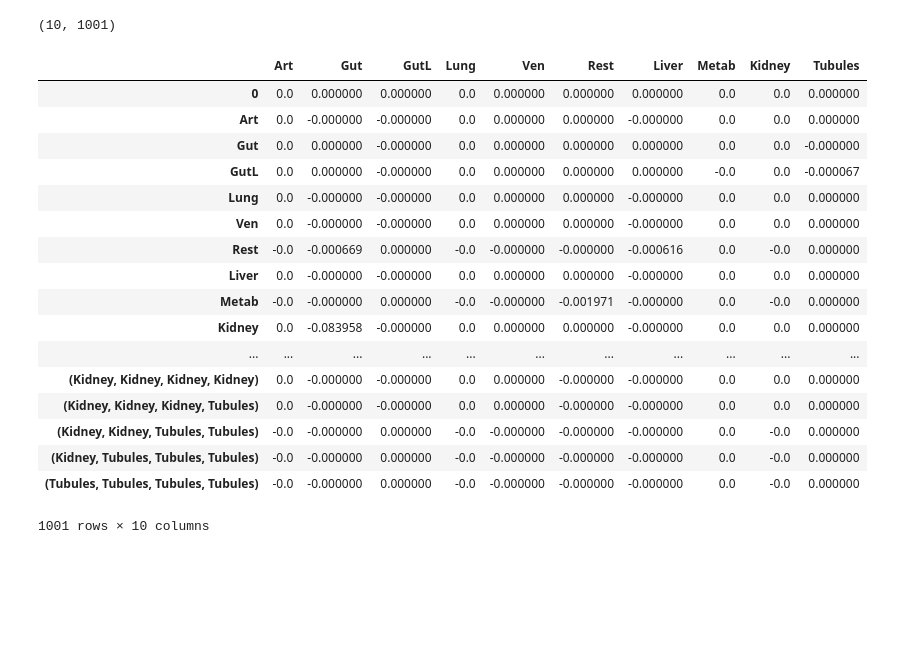
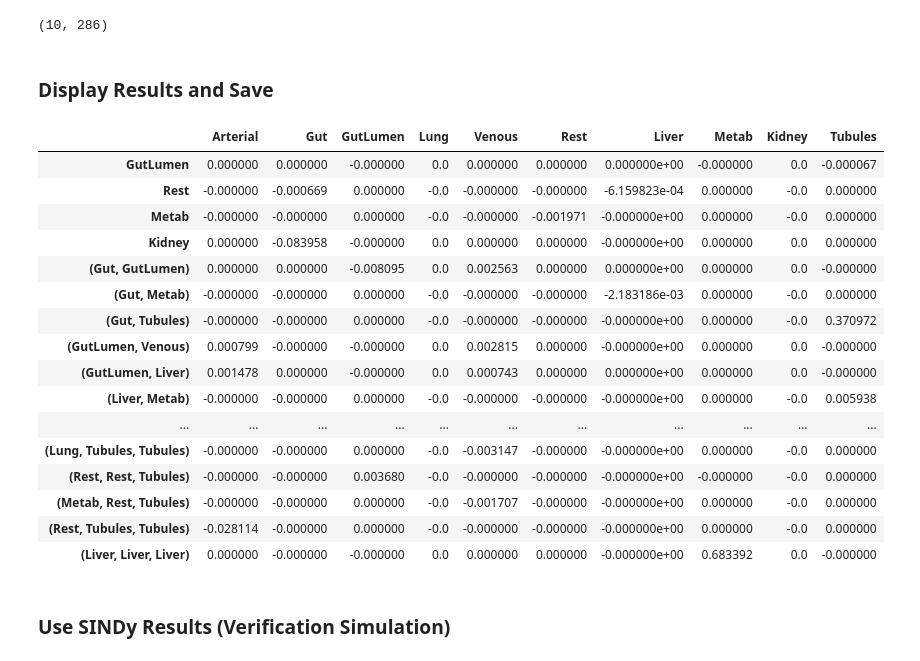
Before and after one commit to johnhainline/sparsedynamics, a Jupyter notebook: python_implementation/simbio-model.ipynb, the cells around one changed output. Drawn from its saved outputs; the diff is of its cells as text; code cells hidden in the pictures; blank space fills up the shorter version.

Commit message:
Updating the simbio model.

```diff
--- a/python_implementation/simbio-model.ipynb
+++ b/python_implementation/simbio-model.ipynb
@@ -86,7 +112,7 @@ xdf.columns = cols
 dot_labels = pd.Index([s for s in cols])
 
 # SINDy params
-polyorder = 4
+polyorder = 3
 lam = 0.0001
 usesine = 0
 
@@ -98,33 +124,5 @@ Theta = poolData(xdf, nVars, polyorder, usesine)
 xdf_hat = sparsifyDynamics(Theta, xdf_dot, lam)
 xdf_hat = xdf_hat.set_index(dot_labels)
 print(xdf_hat.shape)
-# xdf_hat = xdf_hat.iloc[:, 1:]
-# print(xdf_hat.shape)
-# xdf_hat.columns = dot_labels
-# print(dot_labels)
-# print(cols)
-# Xhat_df.columns = cols
 # %% [output]
-(10, 1001)
+(10, 286)
-# %%
-# Display result
-xdf_hat.T
-# %% [output]
-|  | Art | Gut | GutL | Lung | Ven | Rest | Liver | Metab | Kidney | Tubules |
-| 0 | 0.0 | 0.000000 | 0.000000 | 0.0 | 0.000000 | 0.000000 | 0.000000 | 0.0 | 0.0 | 0.000000 |
-| Art | 0.0 | -0.000000 | -0.000000 | 0.0 | 0.000000 | 0.000000 | -0.000000 | 0.0 | 0.0 | 0.000000 |
-| Gut | 0.0 | 0.000000 | -0.000000 | 0.0 | 0.000000 | 0.000000 | 0.000000 | 0.0 | 0.0 | -0.000000 |
-| GutL | 0.0 | 0.000000 | -0.000000 | 0.0 | 0.000000 | 0.000000 | 0.000000 | -0.0 | 0.0 | -0.000067 |
-| Lung | 0.0 | -0.000000 | -0.000000 | 0.0 | 0.000000 | 0.000000 | -0.000000 | 0.0 | 0.0 | 0.000000 |
-| Ven | 0.0 | -0.000000 | -0.000000 | 0.0 | 0.000000 | 0.000000 | -0.000000 | 0.0 | 0.0 | 0.000000 |
-| Rest | -0.0 | -0.000669 | 0.000000 | -0.0 | -0.000000 | -0.000000 | -0.000616 | 0.0 | -0.0 | 0.000000 |
-| Liver | 0.0 | -0.000000 | -0.000000 | 0.0 | 0.000000 | 0.000000 | -0.000000 | 0.0 | 0.0 | 0.000000 |
-| Metab | -0.0 | -0.000000 | 0.000000 | -0.0 | -0.000000 | -0.001971 | -0.000000 | 0.0 | -0.0 | 0.000000 |
-| Kidney | 0.0 | -0.083958 | -0.000000 | 0.0 | 0.000000 | 0.000000 | -0.000000 | 0.0 | 0.0 | 0.000000 |
-| ... | ... | ... | ... | ... | ... | ... | ... | ... | ... | ... |
-| (Kidney, Kidney, Kidney, Kidney) | 0.0 | -0.000000 | -0.000000 | 0.0 | 0.000000 | -0.000000 | -0.000000 | 0.0 | 0.0 | 0.000000 |
-| (Kidney, Kidney, Kidney, Tubules) | 0.0 | -0.000000 | -0.000000 | 0.0 | 0.000000 | -0.000000 | -0.000000 | 0.0 | 0.0 | 0.000000 |
-| (Kidney, Kidney, Tubules, Tubules) | -0.0 | -0.000000 | 0.000000 | -0.0 | -0.000000 | -0.000000 | -0.000000 | 0.0 | -0.0 | 0.000000 |
-| (Kidney, Tubules, Tubules, Tubules) | -0.0 | -0.000000 | 0.000000 | -0.0 | -0.000000 | -0.000000 | -0.000000 | 0.0 | -0.0 | 0.000000 |
-| (Tubules, Tubules, Tubules, Tubules) | -0.0 | -0.000000 | 0.000000 | -0.0 | -0.000000 | -0.000000 | -0.000000 | 0.0 | -0.0 | 0.000000 |
-1001 rows × 10 columns
@@ -132,0 +129,27 @@ xdf_hat.to_csv('../models/data/dynamics.csv')
+# %% [markdown]
+### Display Results and Save
+# %%
+# Save to csv
+xdf_hat.to_csv('../models/data/dynamics.csv')
+# Display results except rows that have all zeros
+xdf_hat.T.loc[(xdf_hat.T!=0).any(axis=1)]
+# %% [output]
+|  | Arterial | Gut | GutLumen | Lung | Venous | Rest | Liver | Metab | Kidney | Tubules |
+| GutLumen | 0.000000 | 0.000000 | -0.000000 | 0.0 | 0.000000 | 0.000000 | 0.000000e+00 | -0.000000 | 0.0 | -0.000067 |
+| Rest | -0.000000 | -0.000669 | 0.000000 | -0.0 | -0.000000 | -0.000000 | -6.159823e-04 | 0.000000 | -0.0 | 0.000000 |
+| Metab | -0.000000 | -0.000000 | 0.000000 | -0.0 | -0.000000 | -0.001971 | -0.000000e+00 | 0.000000 | -0.0 | 0.000000 |
+| Kidney | 0.000000 | -0.083958 | -0.000000 | 0.0 | 0.000000 | 0.000000 | -0.000000e+00 | 0.000000 | 0.0 | 0.000000 |
+| (Gut, GutLumen) | 0.000000 | 0.000000 | -0.008095 | 0.0 | 0.002563 | 0.000000 | 0.000000e+00 | 0.000000 | 0.0 | -0.000000 |
+| (Gut, Metab) | -0.000000 | -0.000000 | 0.000000 | -0.0 | -0.000000 | -0.000000 | -2.183186e-03 | 0.000000 | -0.0 | 0.000000 |
+| (Gut, Tubules) | -0.000000 | -0.000000 | 0.000000 | -0.0 | -0.000000 | -0.000000 | -0.000000e+00 | 0.000000 | -0.0 | 0.370972 |
+| (GutLumen, Venous) | 0.000799 | -0.000000 | -0.000000 | 0.0 | 0.002815 | 0.000000 | -0.000000e+00 | 0.000000 | 0.0 | -0.000000 |
+| (GutLumen, Liver) | 0.001478 | 0.000000 | -0.000000 | 0.0 | 0.000743 | 0.000000 | 0.000000e+00 | 0.000000 | 0.0 | -0.000000 |
+| (Liver, Metab) | -0.000000 | -0.000000 | 0.000000 | -0.0 | -0.000000 | -0.000000 | -0.000000e+00 | 0.000000 | -0.0 | 0.005938 |
+| ... | ... | ... | ... | ... | ... | ... | ... | ... | ... | ... |
+| (Lung, Tubules, Tubules) | -0.000000 | -0.000000 | 0.000000 | -0.0 | -0.003147 | -0.000000 | -0.000000e+00 | 0.000000 | -0.0 | 0.000000 |
+| (Rest, Rest, Tubules) | -0.000000 | -0.000000 | 0.003680 | -0.0 | -0.000000 | -0.000000 | -0.000000e+00 | -0.000000 | -0.0 | 0.000000 |
+| (Metab, Rest, Tubules) | -0.000000 | -0.000000 | 0.000000 | -0.0 | -0.001707 | -0.000000 | -0.000000e+00 | 0.000000 | -0.0 | 0.000000 |
+| (Rest, Tubules, Tubules) | -0.028114 | -0.000000 | 0.000000 | -0.0 | -0.000000 | -0.000000 | -0.000000e+00 | 0.000000 | -0.0 | 0.000000 |
+| (Liver, Liver, Liver) | 0.000000 | -0.000000 | -0.000000 | 0.0 | 0.000000 | 0.000000 | -0.000000e+00 | 0.683392 | 0.0 | -0.000000 |
+# %% [markdown]
+### Use SINDy Results (Verification Simulation)
```
Also changed, not shown: parts of 10 cells of this notebook, 2 other files.
